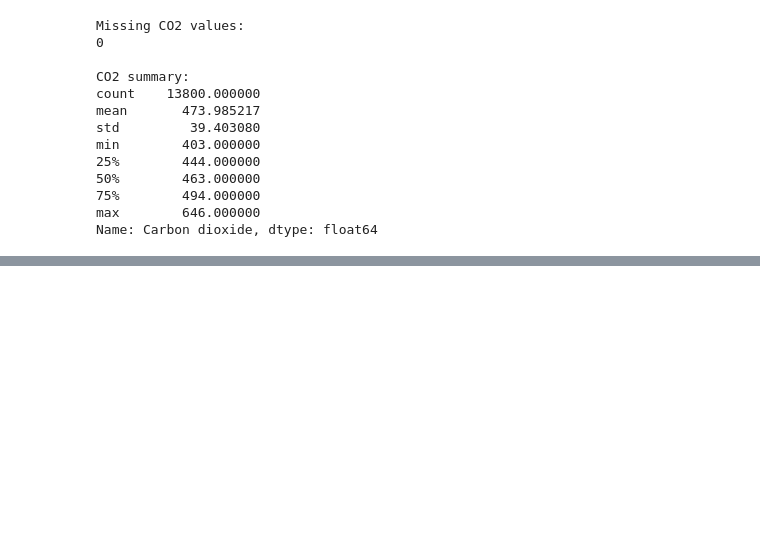
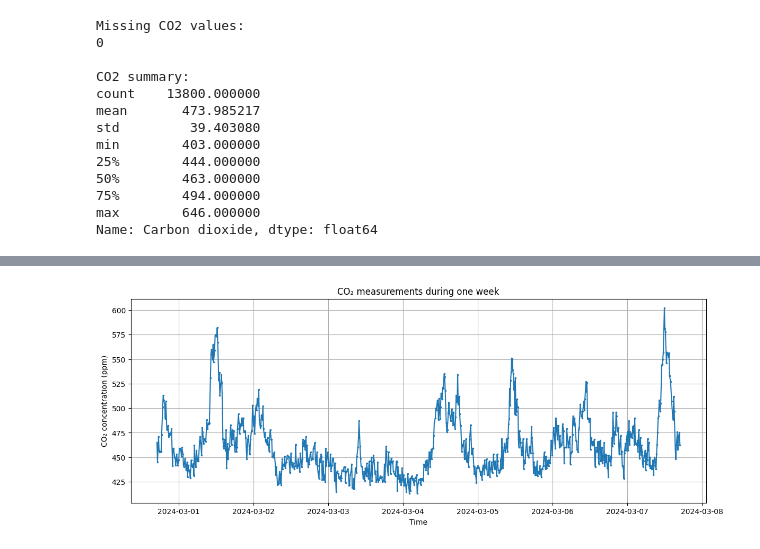
Before and after one commit to erica-teoh/MMA3001-CO2-Reconstruction, a Jupyter notebook: MMA3001_CO2_Reconstruction.ipynb, the cells around one changed output, grey strips where cells are left out. Saved outputs shown, nothing was run; the diff lists cells and outputs as text; code cells hidden in the pictures; blank space fills up the shorter version.

```diff
--- a/MMA3001_CO2_Reconstruction.ipynb
+++ b/MMA3001_CO2_Reconstruction.ipynb
@@ -223,0 +266,25 @@ Name: Carbon dioxide, dtype: float64
+# %%
+week_start = clean_df["timestamp"].min()
+week_end = week_start + pd.Timedelta(days=7)
+
+week_df = clean_df[
+    (clean_df["timestamp"] >= week_start) &
+    (clean_df["timestamp"] <= week_end)
+]
+
+plt.figure(figsize=(14, 5))
+plt.plot(
+    week_df["timestamp"],
+    week_df["Carbon dioxide"],
+    marker=".",
+    markersize=3
+)
+
+plt.xlabel("Time")
+plt.ylabel("CO₂ concentration (ppm)")
+plt.title("CO₂ measurements during one week")
+
+plt.grid(True)
+plt.show()
+# %% [output]
+[figure, added]
```
Also changed, not shown: parts of 7 cells of this notebook.
